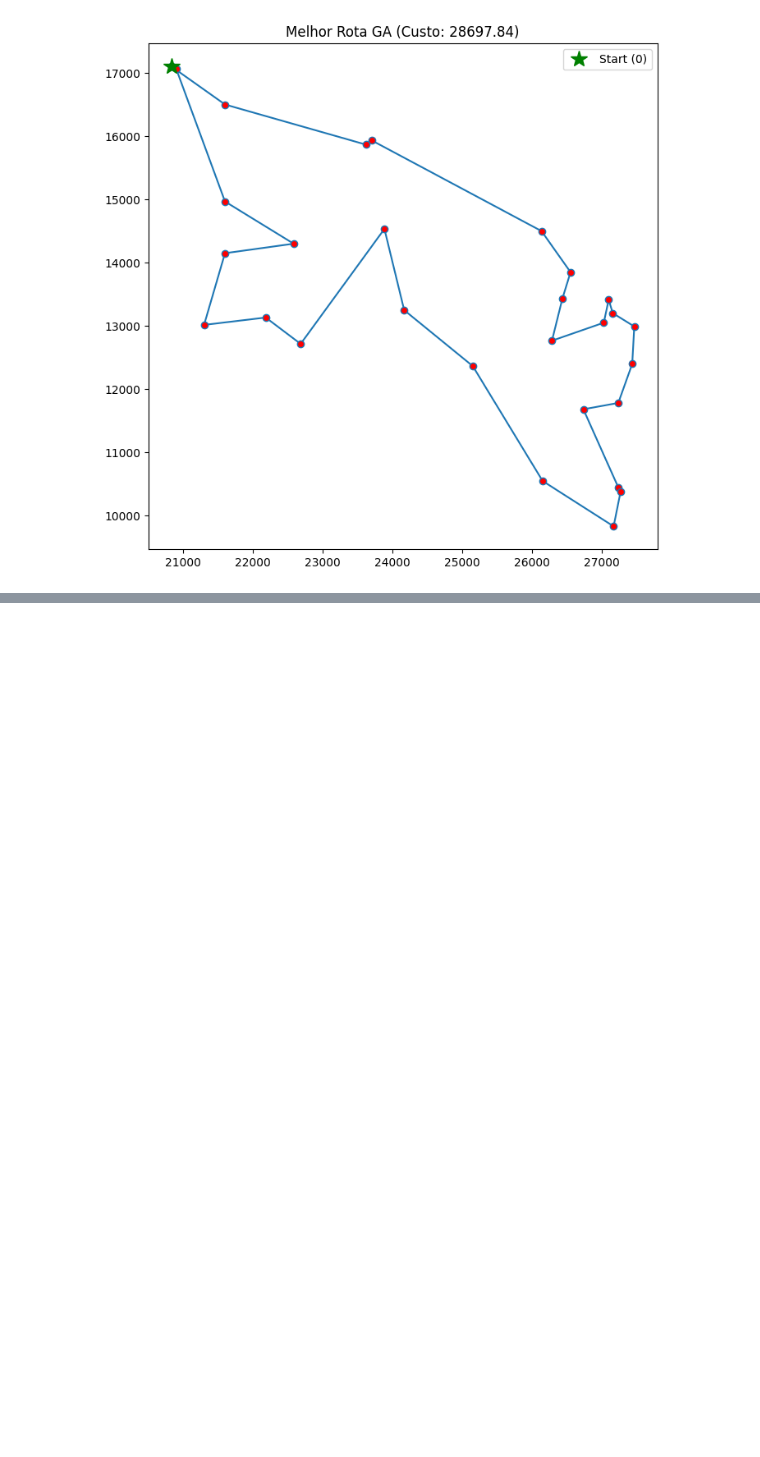
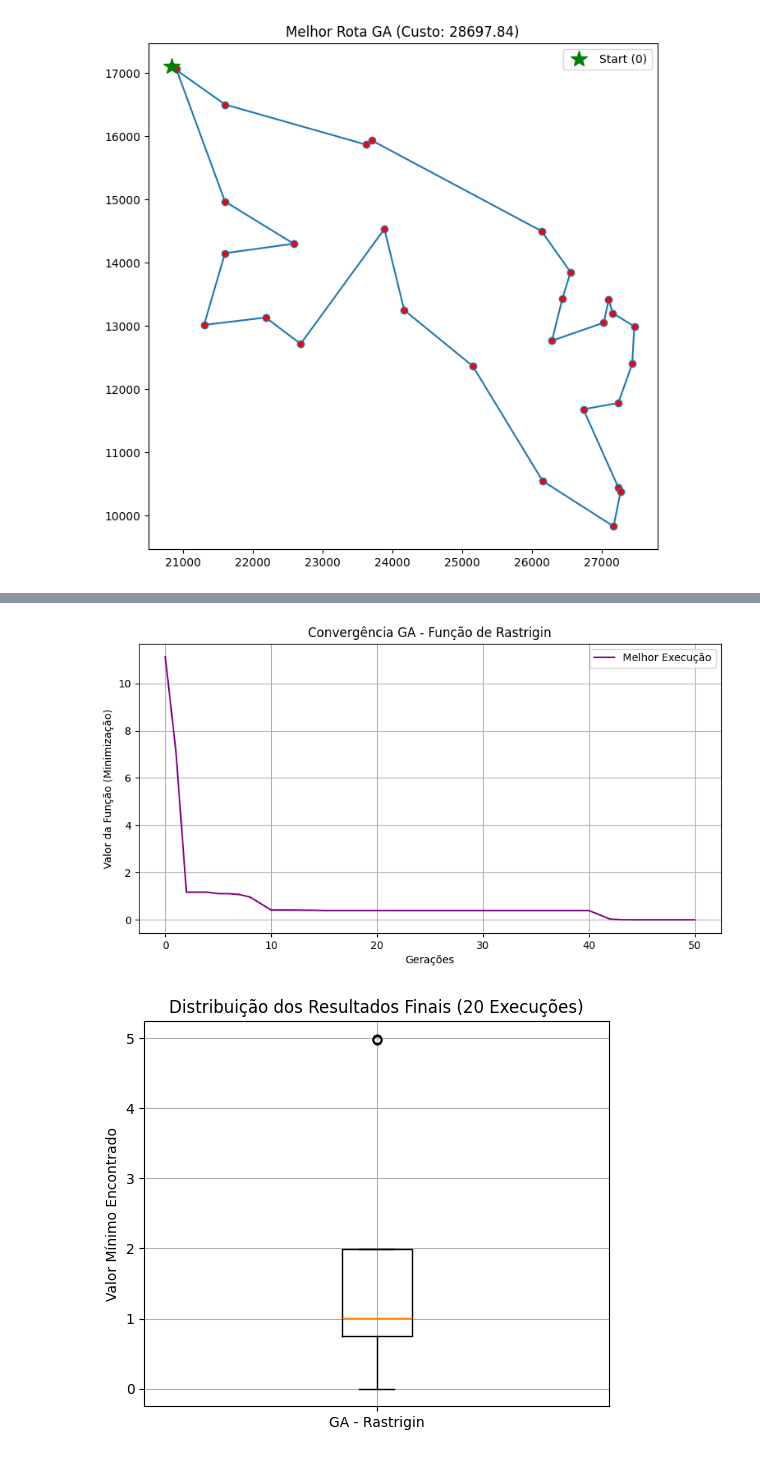
Before and after one commit to alan-saar/genetic-sa-otimization, a Jupyter notebook: B_GeneticAlgorithm_8queens.ipynb, the cells around one changed output, grey strips where cells are left out. Cells and saved outputs as stored; diff of their text form; code cells hidden in the pictures; blank space fills up the shorter version.

```diff
--- a/B_GeneticAlgorithm_8queens.ipynb
+++ b/B_GeneticAlgorithm_8queens.ipynb
@@ -654,0 +672,8 @@ plot_tour(ga_best_tour, ga_min_cost)
+# %%
+# --- GERAÇÃO DE INDIVÍDUOS ---
+def create_individual_rastrigin():
+    """Gera um ponto (x, y) aleatório dentro do intervalo [-5.12, 5.12]"""
+    return np.random.uniform(BOUNDS[0], BOUNDS[1], 2)
+
+def create_population(pop_size):
+    return [create_individual_rastrigin() for _ in range(pop_size)]
@@ -654,0 +713,14 @@ plot_tour(ga_best_tour, ga_min_cost)
+# %%
+# --- SELEÇÃO (TORNEIO) ---
+def tournament_selection(population, fitnesses, k=3):
+    """Seleciona o melhor entre k indivíduos aleatórios."""
+    indices = random.sample(range(len(population)), k)
+    best_idx = indices[0]
+    best_fit = fitnesses[best_idx]
+
+    for i in indices[1:]:
+        if fitnesses[i] < best_fit: # Menor é melhor (minimização)
+            best_fit = fitnesses[i]
+            best_idx = i
+
+    return population[best_idx]
@@ -654,0 +859,23 @@ plot_tour(ga_best_tour, ga_min_cost)
+# %%
+# Gráfico de Convergência da Melhor Execução
+best_run_idx = np.argmin(rastrigin_results)
+plt.figure(figsize=(10, 5))
+plt.plot(rastrigin_histories[best_run_idx], label='Melhor Execução', color='purple')
+plt.title('Convergência GA - Função de Rastrigin')
+plt.xlabel('Gerações')
+plt.ylabel('Valor da Função (Minimização)')
+plt.legend()
+plt.grid(True)
+plt.show()
+
+# Boxplot dos Resultados Finais
+plt.figure(figsize=(6, 5))
+plt.boxplot(rastrigin_results)
+plt.title('Distribuição dos Resultados Finais (20 Execuções)')
+plt.ylabel('Valor Mínimo Encontrado')
+plt.xticks([1], ['GA - Rastrigin'])
+plt.grid(True)
+plt.show()
+# %% [output]
+[figure, added]
+[figure, added]
```
Also changed, not shown: parts of 7 cells of this notebook.
